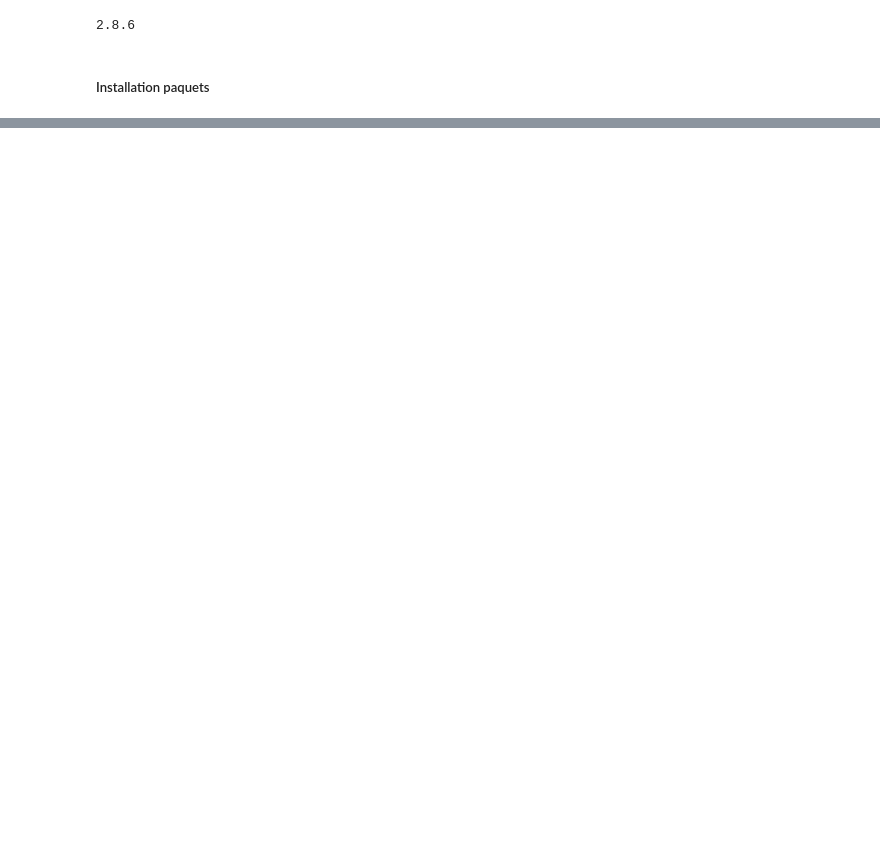
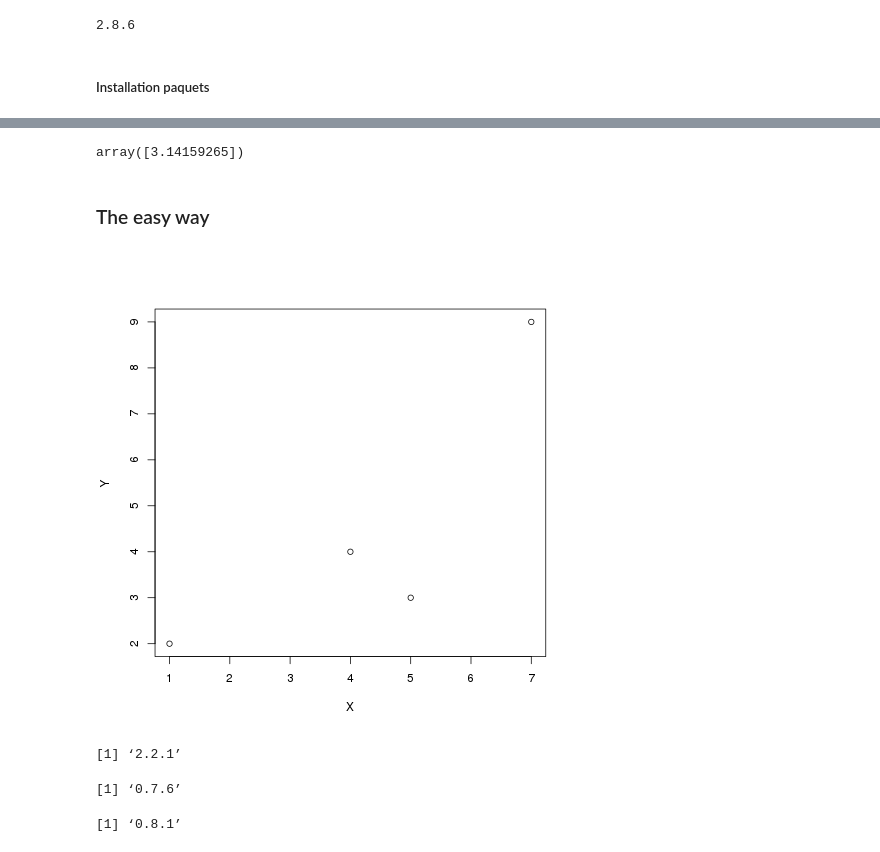
Before and after one commit to HooBaeBoo/Stage-POLARIS, a Jupyter notebook: SimGrid/examples/SMPI/Time_Bcast/R tutorial.ipynb, the cells around one changed output, grey strips where cells are left out. Drawn from its saved outputs; the diff is of its cells as text; code cells hidden in the pictures; blank space fills up the shorter version.

```diff
--- a/SimGrid/examples/SMPI/Time_Bcast/R tutorial.ipynb
+++ b/SimGrid/examples/SMPI/Time_Bcast/R tutorial.ipynb
@@ -242,0 +169,16 @@ RRuntimeError: Error in .External2(C_X11, d$display, d$width, d$height, d$points
+# %%
+robjects.r('''
+        # create a function `f`
+        f <- function(r, verbose=FALSE) {
+            if (verbose) {
+                cat("I am calling f().\n")
+            }
+            2 * pi * r
+        }
+        # call the function `f` with argument value 3
+        f(0.5)
+        ''')
+# %% [output]
+array([3.14159265])
+# %% [markdown]
+### The easy way
@@ -242,0 +187,7 @@ RRuntimeError: Error in .External2(C_X11, d$display, d$width, d$height, d$points
+# %%
+%%R
+X = c(1,4,5,7)
+Y = c(2,4,3,9)
+plot(X, Y)
+# %% [output]
+[figure, added]
@@ -242,0 +199,15 @@ RRuntimeError: Error in .External2(C_X11, d$display, d$width, d$height, d$points
+# %%
+%%R
+packageVersion('ggplot2')
+# %% [output]
+[1] ‘2.2.1’
+# %%
+%%R
+packageVersion('dplyr')
+# %% [output]
+[1] ‘0.7.6’
+# %%
+%%R
+packageVersion('tidyr')
+# %% [output]
+[1] ‘0.8.1’
```
Also changed, not shown: parts of 16 cells of this notebook, 51 other files.
